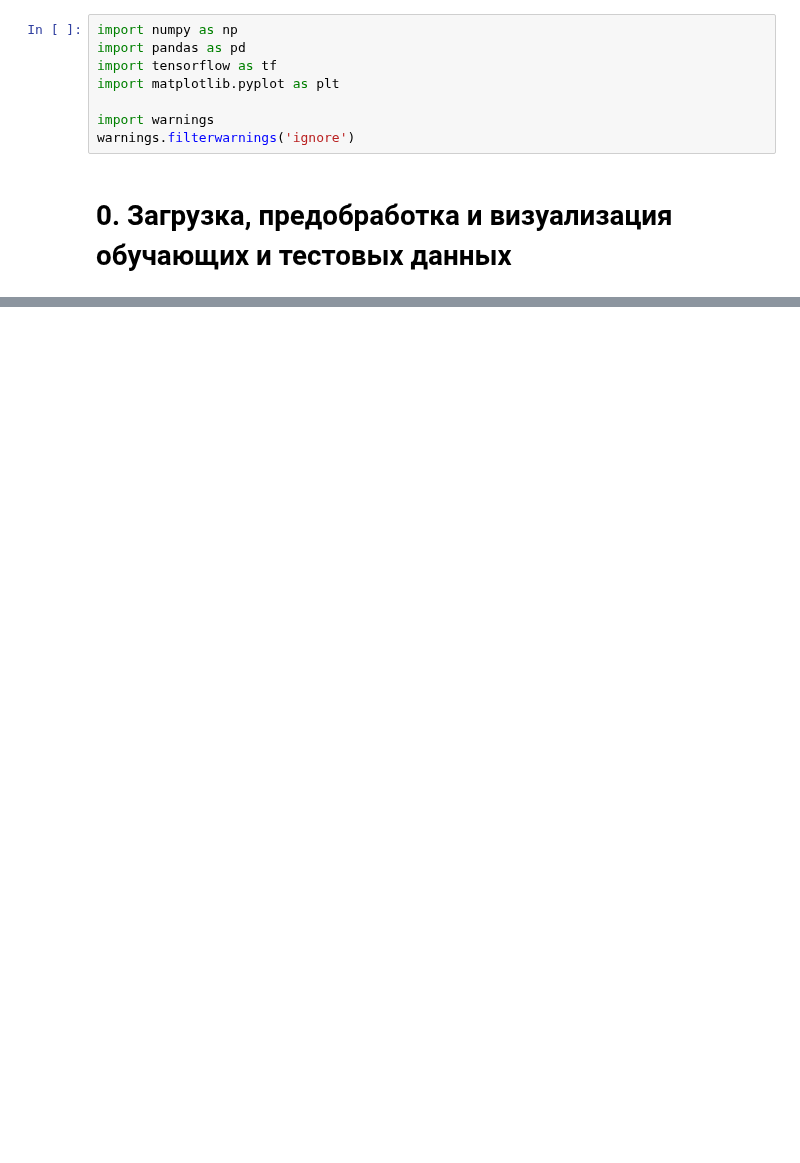
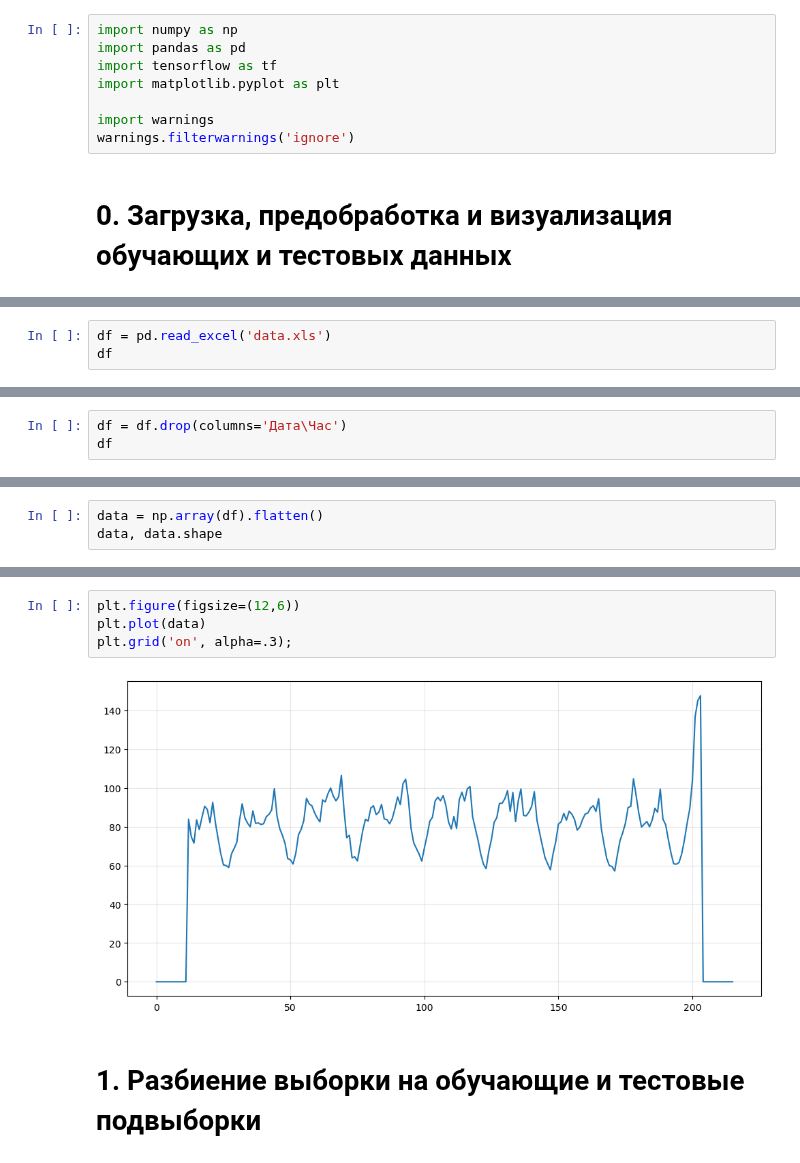
Before and after one commit to dnlygvtv/02_Python_for_Neural_Networks, a Jupyter notebook: HW/HW_5.ipynb, the cells around one changed output, grey strips where cells are left out. Drawn from its saved outputs; the diff is of its cells as text; blank space fills up the shorter version.

```diff
--- a/HW/HW_5.ipynb
+++ b/HW/HW_5.ipynb
@@ -570,0 +11,3 @@ stata
+# %%
+df = pd.read_excel('data.xls')
+df
@@ -570,0 +26,3 @@ stata
+# %%
+df = df.drop(columns='Дата\Час')
+df
@@ -570,0 +41,3 @@ stata
+# %%
+data = np.array(df).flatten()
+data, data.shape
@@ -570,0 +62,8 @@ stata
+# %%
+plt.figure(figsize=(12,6))
+plt.plot(data)
+plt.grid('on', alpha=.3);
+# %% [output]
+[figure, added]
+# %% [markdown]
+# 1. Разбиение выборки на обучающие и тестовые подвыборки
```
Also changed, not shown: parts of 49 cells of this notebook.
